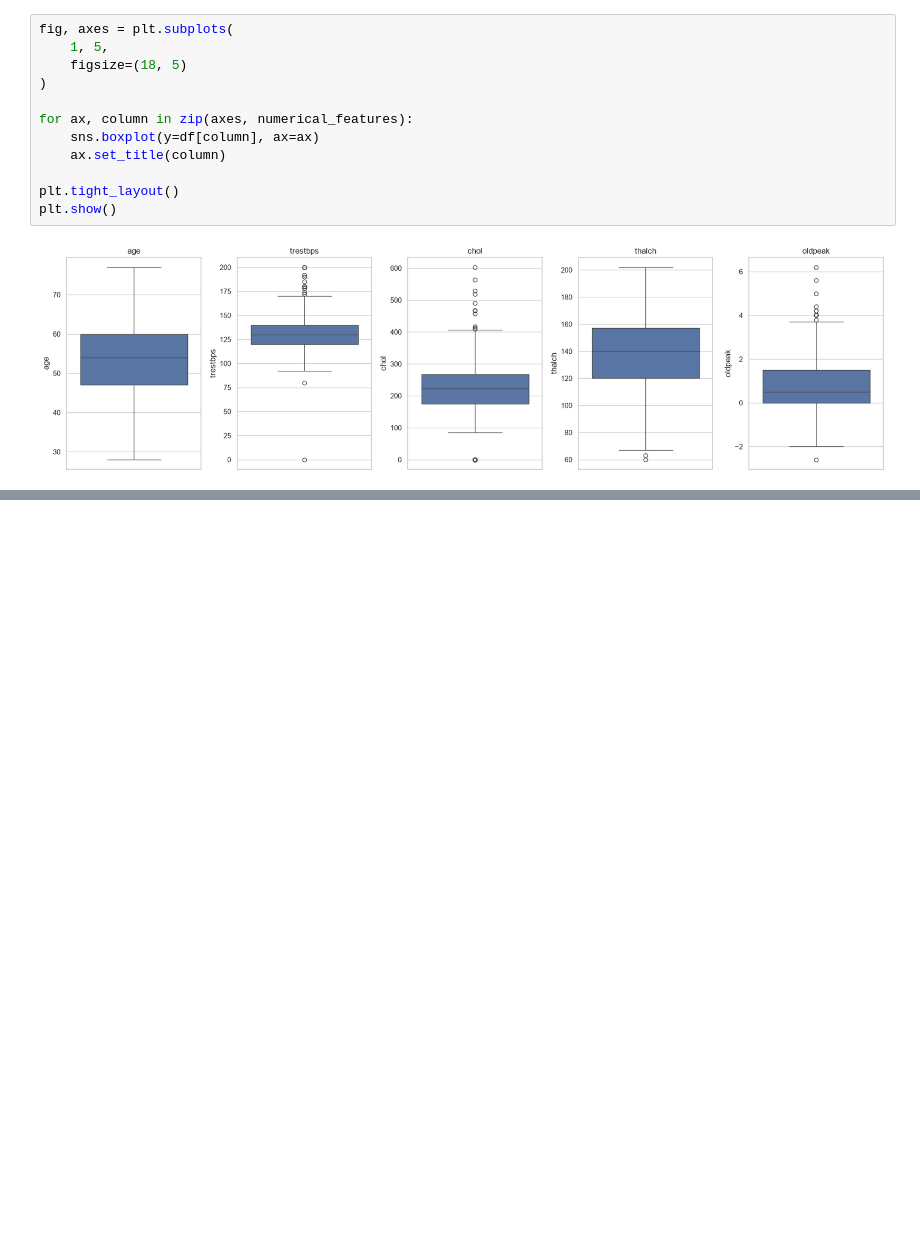
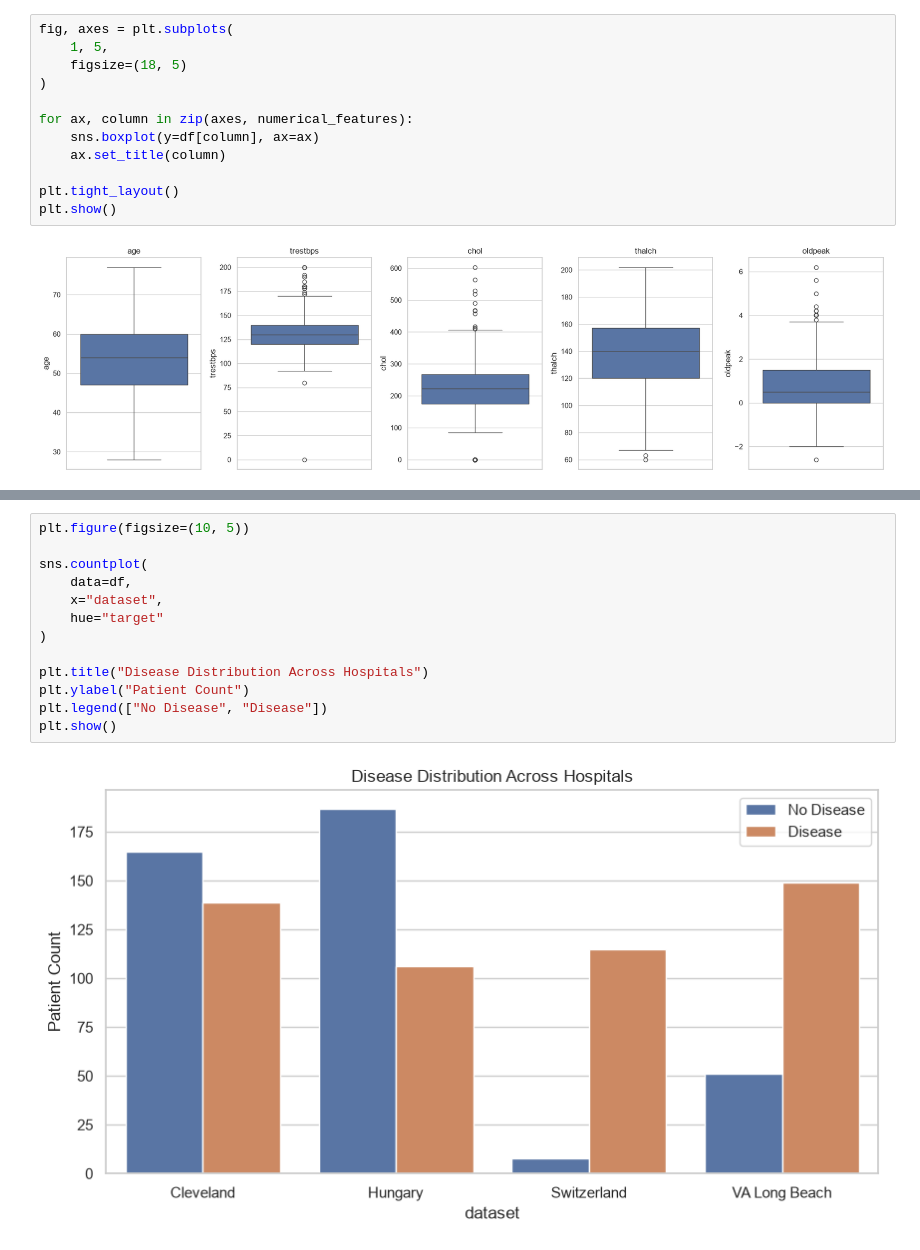
Before and after one commit to abdulrehman142/Cardiofy, a Jupyter notebook: notebooks/01_exploratory_data_analysis.ipynb, the cells around one changed output, grey strips where cells are left out. Saved outputs shown, nothing was run; the diff lists cells and outputs as text; blank space fills up the shorter version.

```diff
--- a/notebooks/01_exploratory_data_analysis.ipynb
+++ b/notebooks/01_exploratory_data_analysis.ipynb
@@ -248,0 +270,15 @@ KeyError: "['hospital'] not found in axis"
+# %%
+plt.figure(figsize=(10, 5))
+
+sns.countplot(
+    data=df,
+    x="dataset",
+    hue="target"
+)
+
+plt.title("Disease Distribution Across Hospitals")
+plt.ylabel("Patient Count")
+plt.legend(["No Disease", "Disease"])
+plt.show()
+# %% [output]
+[figure, added]
```
Also changed, not shown: parts of 4 cells of this notebook, 12 other files.
